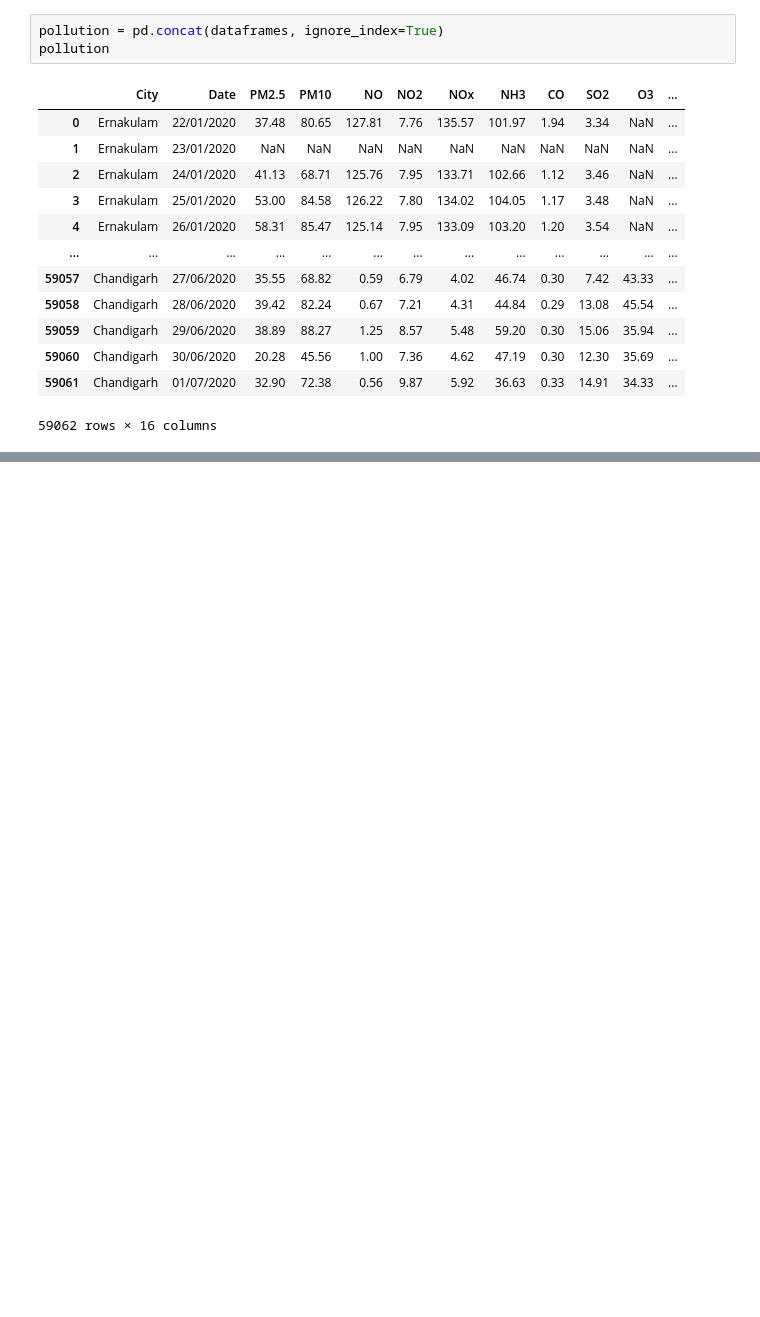
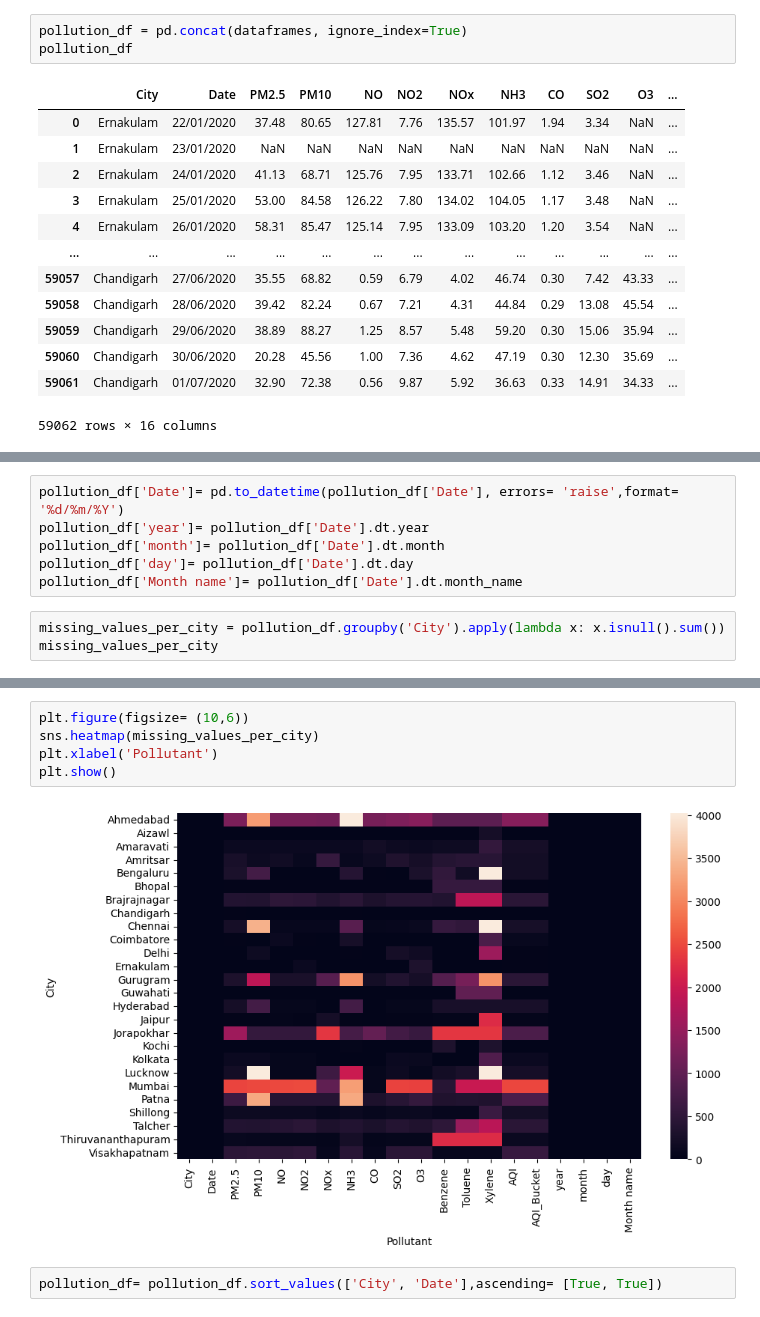
Before and after one commit to Medynal/Pollution, a Jupyter notebook: pollution.ipynb, the cells around one changed output, grey strips where cells are left out. Drawn from its saved outputs; the diff is of its cells as text; blank space fills up the shorter version.

```diff
--- a/pollution.ipynb
+++ b/pollution.ipynb
@@ -73,8 +73,8 @@ for filename in os.listdir('pollution_dataset'):
         df = pd.read_csv(file_path)  # Read the CSV file into a DataFrame
         dataframes.append(df)  # Add the DataFrame to the list
 # %%
-pollution = pd.concat(dataframes, ignore_index=True)
-pollution
+pollution_df = pd.concat(dataframes, ignore_index=True)
+pollution_df
 # %% [output]
 |  | City | Date | PM2.5 | PM10 | NO | NO2 | NOx | NH3 | CO | SO2 | O3 | ... |
 | 0 | Ernakulam | 22/01/2020 | 37.48 | 80.65 | 127.81 | 7.76 | 135.57 | 101.97 | 1.94 | 3.34 | NaN | ... |
@@ -91,0 +150,9 @@ pollution
+# %%
+pollution_df['Date']= pd.to_datetime(pollution_df['Date'], errors= 'raise',format= '%d/%m/%Y')
+pollution_df['year']= pollution_df['Date'].dt.year
+pollution_df['month']= pollution_df['Date'].dt.month
+pollution_df['day']= pollution_df['Date'].dt.day
+pollution_df['Month name']= pollution_df['Date'].dt.month_name
+# %%
+missing_values_per_city = pollution_df.groupby('City').apply(lambda x: x.isnull().sum())
+missing_values_per_city
@@ -91,0 +178,9 @@ pollution
+# %%
+plt.figure(figsize= (10,6))
+sns.heatmap(missing_values_per_city)
+plt.xlabel('Pollutant')
+plt.show()
+# %% [output]
+[figure, added]
+# %%
+pollution_df= pollution_df.sort_values(['City', 'Date'],ascending= [True, True])
```
Also changed, not shown: parts of 5 cells of this notebook.
